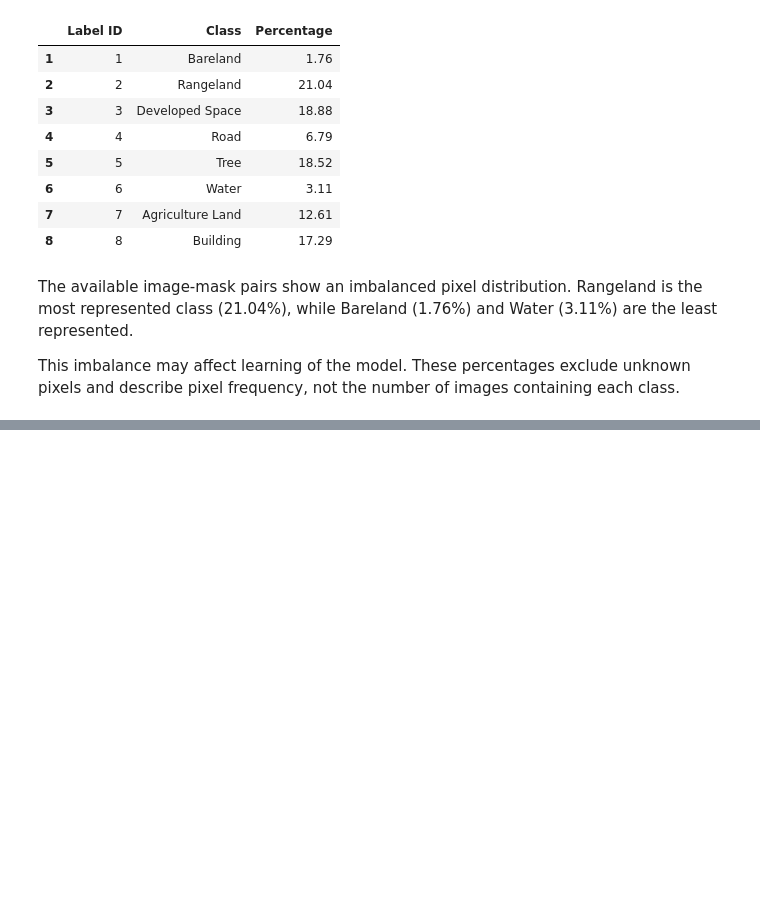
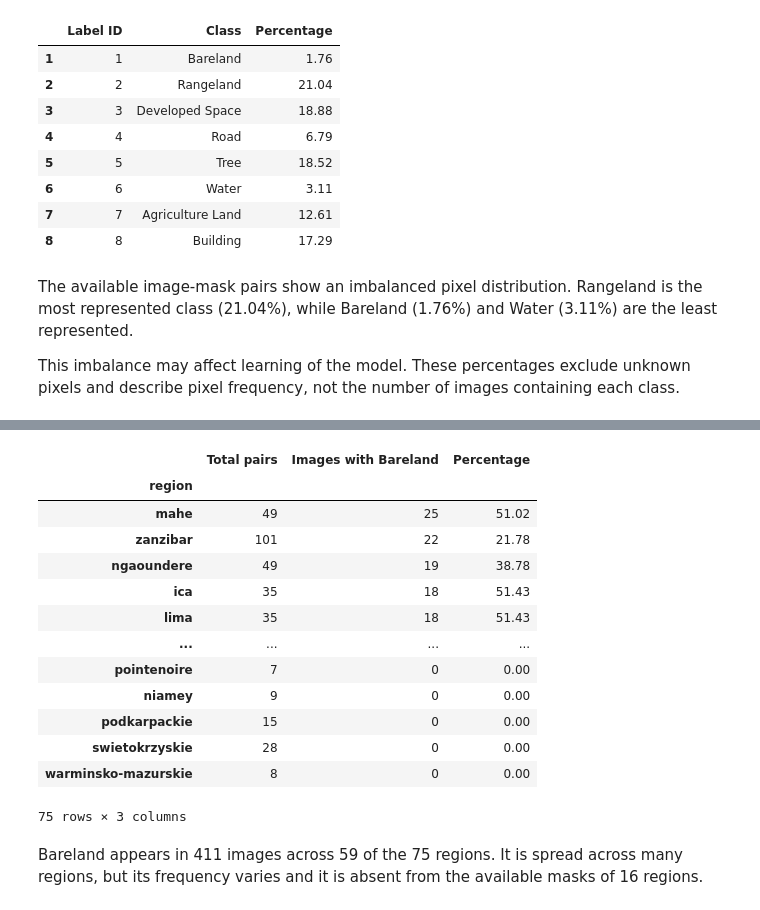
Before and after one commit to jarimbafrancisco-arch/Land-Cover-Segmentation-Mapping, a Jupyter notebook: notebooks/01_EDA_loading.ipynb, the cells around one changed output, grey strips where cells are left out. Drawn from its saved outputs; the diff is of its cells as text; code cells hidden in the pictures; blank space fills up the shorter version.

```diff
--- a/notebooks/01_EDA_loading.ipynb
+++ b/notebooks/01_EDA_loading.ipynb
@@ -321,0 +376,19 @@ These percentages exclude unknown pixels and describe pixel frequency, not the n
+# %%
+image_counts = [0] * 9
+total_images = 0
+
+for path in masks:
+    if path.name in image_names:
+        with Image.open(path) as mask:
+            pixels = np.array(mask)
+
+        total_images += 1
+
+        for label in range(9):
+            image_counts[label] += (pixels == label).any()
+
+presence = classes_df[classes_df["Label ID"] != 0].copy()
+presence["Images"] = image_counts[1:]
+presence["Percentage"] = presence["Images"] / total_images * 100
+
+display(presence.round(2))
@@ -321,0 +415,48 @@ These percentages exclude unknown pixels and describe pixel frequency, not the n
+# %%
+bareland_regions = []
+
+for path in masks:
+    if path.name in image_names:
+        with Image.open(path) as mask:
+            pixels = np.array(mask)
+
+        if (pixels == 1).any():
+            bareland_regions.append(path.parent.parent.name)
+
+bareland_by_region = pairs_per_region.to_frame(name="Total pairs")
+
+bareland_by_region["Images with Bareland"] = (
+    pd.Series(bareland_regions).value_counts()
+)
+
+bareland_by_region = bareland_by_region.fillna(0).astype(int)
+
+bareland_by_region["Percentage"] = (
+    bareland_by_region["Images with Bareland"]
+    / bareland_by_region["Total pairs"] * 100
+)
+
+display(
+    bareland_by_region.sort_values(
+        "Images with Bareland", ascending=False
+    ).round(2)
+)
+# %% [output]
+|  | Total pairs | Images with Bareland | Percentage |
+| region |  |  |  |
+| mahe | 49 | 25 | 51.02 |
+| zanzibar | 101 | 22 | 21.78 |
+| ngaoundere | 49 | 19 | 38.78 |
+| ica | 35 | 18 | 51.43 |
+| lima | 35 | 18 | 51.43 |
+| ... | ... | ... | ... |
+| pointenoire | 7 | 0 | 0.00 |
+| niamey | 9 | 0 | 0.00 |
+| podkarpackie | 15 | 0 | 0.00 |
+| swietokrzyskie | 28 | 0 | 0.00 |
+| warminsko-mazurskie | 8 | 0 | 0.00 |
+75 rows × 3 columns
+# %% [markdown]
+Bareland appears in 411 images across 59 of the 75 regions. It is spread
+across many regions, but its frequency varies and it is absent from
+the available masks of 16 regions.
```
Also changed, not shown: parts of 11 cells of this notebook, 2 other files.
